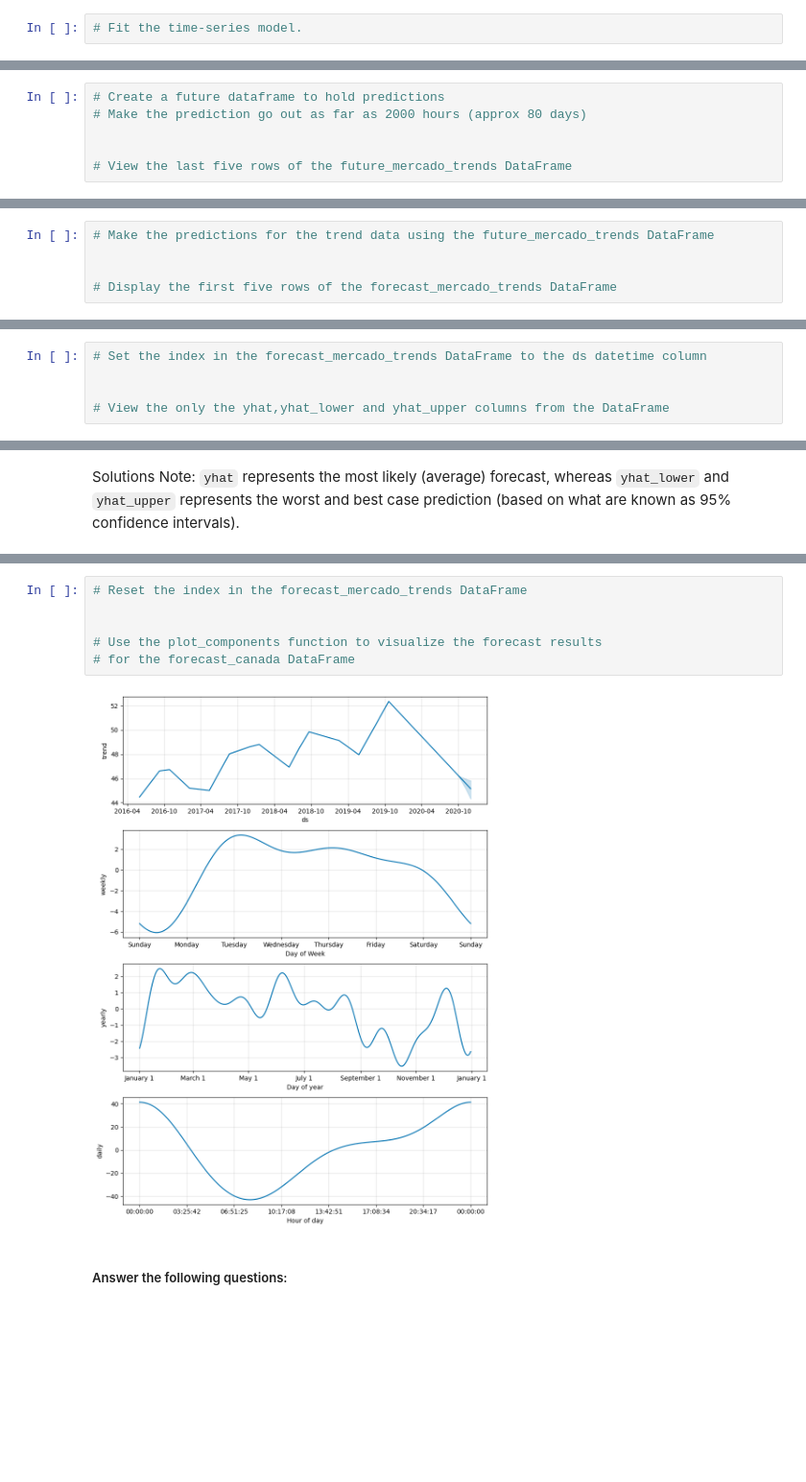
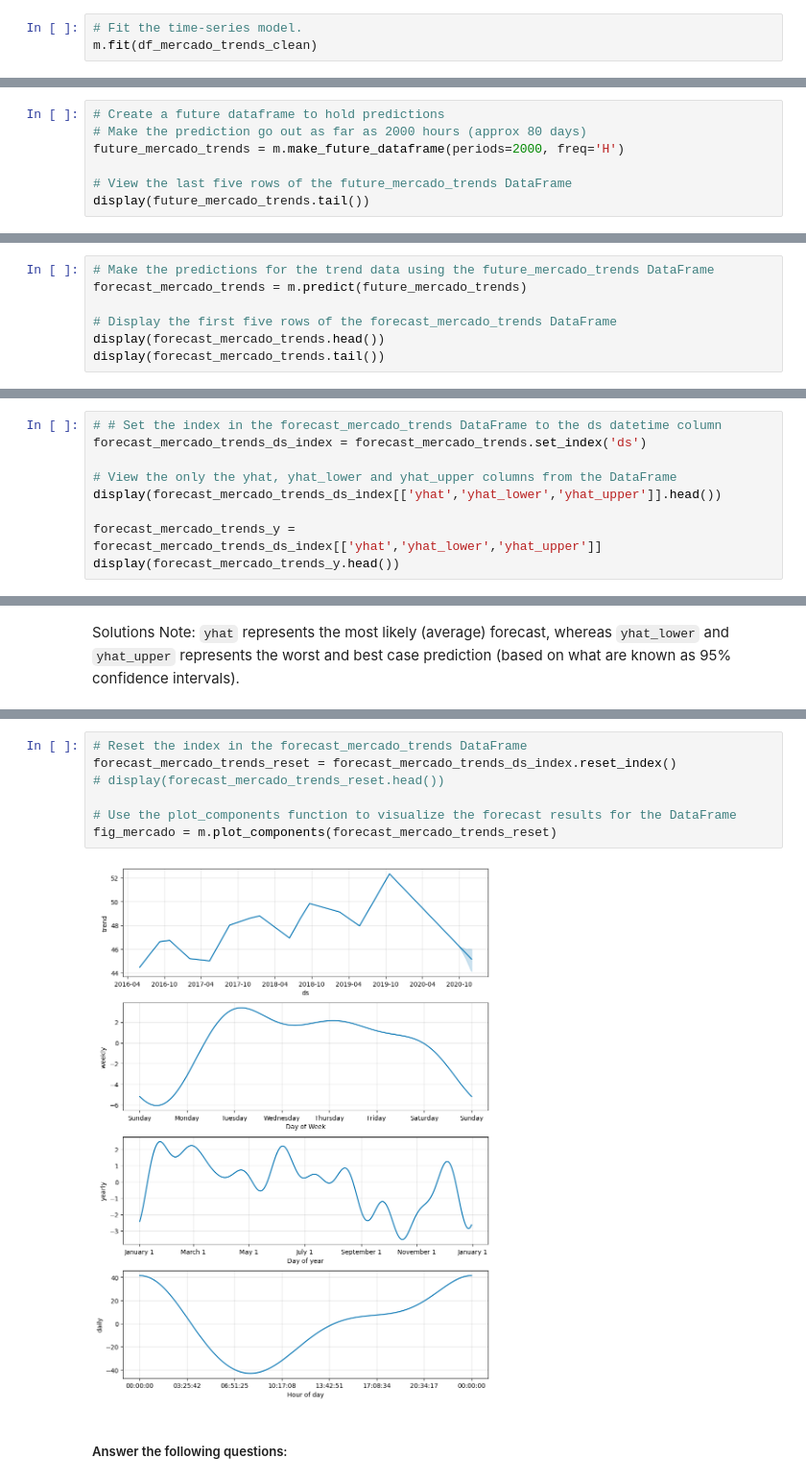
Before and after one commit to willablackmon/search-stock-trends-prophet, a Jupyter notebook: forecasting_net_prophet.ipynb, the cells around one changed output, grey strips where cells are left out. Shown at 96% size. Cells and saved outputs as stored; diff of their text form; blank space fills up the shorter version.

Commit message:
final Colab version of forecasting_net_prophet.ipynb

```diff
--- a/forecasting_net_prophet.ipynb
+++ b/forecasting_net_prophet.ipynb
@@ -555,4 +563,5 @@ display(df_mercado_trends_reset.head())
 <prophet.forecaster.Prophet at 0x...>
 # %%
 # Fit the time-series model.
+m.fit(df_mercado_trends_clean)
 # %% [output]
@@ -569,9 +578,10 @@ INFO:cmdstanpy:Chain [1] done processing
 # %%
 # Create a future dataframe to hold predictions
 # Make the prediction go out as far as 2000 hours (approx 80 days)
-
+future_mercado_trends = m.make_future_dataframe(periods=2000, freq='H')
 
 # View the last five rows of the future_mercado_trends DataFrame
+display(future_mercado_trends.tail())
 # %% [output]
 |  | ds |
 | 39101 | 2020-11-30 04:00:00 |
@@ -581,8 +591,10 @@ INFO:cmdstanpy:Chain [1] done processing
 | 39105 | 2020-11-30 08:00:00 |
 # %%
 # Make the predictions for the trend data using the future_mercado_trends DataFrame
-
+forecast_mercado_trends = m.predict(future_mercado_trends)
 
 # Display the first five rows of the forecast_mercado_trends DataFrame
+display(forecast_mercado_trends.head())
+display(forecast_mercado_trends.tail())
 # %% [output]
 |  | ds | trend | yhat_lower | yhat_upper | trend_lower | trend_upper | additive_terms | ... |
@@ -614,10 +634,14 @@ INFO:cmdstanpy:Chain [1] done processing
 
 * What's the lowest point for search traffic in the calendar year?
 # %%
-# Set the index in the forecast_mercado_trends DataFrame to the ds datetime column
+# # Set the index in the forecast_mercado_trends DataFrame to the ds datetime column
+forecast_mercado_trends_ds_index = forecast_mercado_trends.set_index('ds')
 
+# View the only the yhat, yhat_lower and yhat_upper columns from the DataFrame
+display(forecast_mercado_trends_ds_index[['yhat','yhat_lower','yhat_upper']].head())
 
-# View the only the yhat,yhat_lower and yhat_upper columns from the DataFrame
+forecast_mercado_trends_y = forecast_mercado_trends_ds_index[['yhat','yhat_lower','yhat_upper']]
+display(forecast_mercado_trends_y.head())
 # %% [output]
 |  | yhat | yhat_lower | yhat_upper |
 | ds |  |  |  |
@@ -637,11 +698,12 @@ Solutions Note: `yhat` represents the most likely (average) forecast, whereas `y
 # %%
 # Reset the index in the forecast_mercado_trends DataFrame
+forecast_mercado_trends_reset = forecast_mercado_trends_ds_index.reset_index()
+# display(forecast_mercado_trends_reset.head())
 
-
-# Use the plot_components function to visualize the forecast results
-# for the forecast_canada DataFrame
+# Use the plot_components function to visualize the forecast results for the DataFrame
+fig_mercado = m.plot_components(forecast_mercado_trends_reset)
 # %% [output]
-[figure, old version]
+[figure, new version]
 # %% [markdown]
 ##### Answer the following questions:
 # %% [markdown]
```
Also changed, not shown: parts of 15 cells of this notebook.
